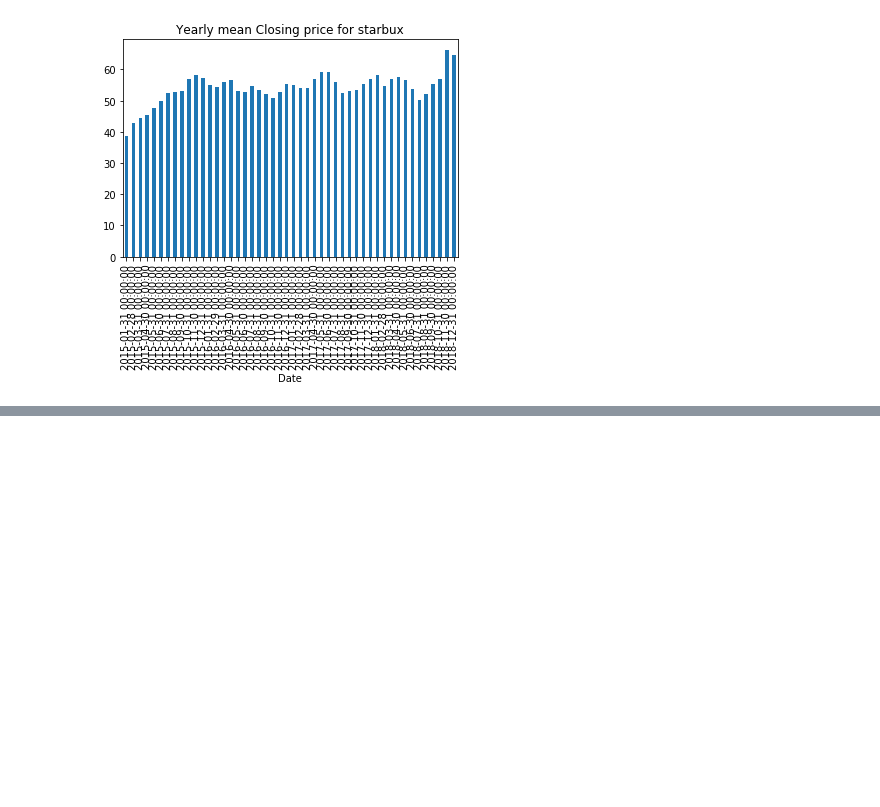
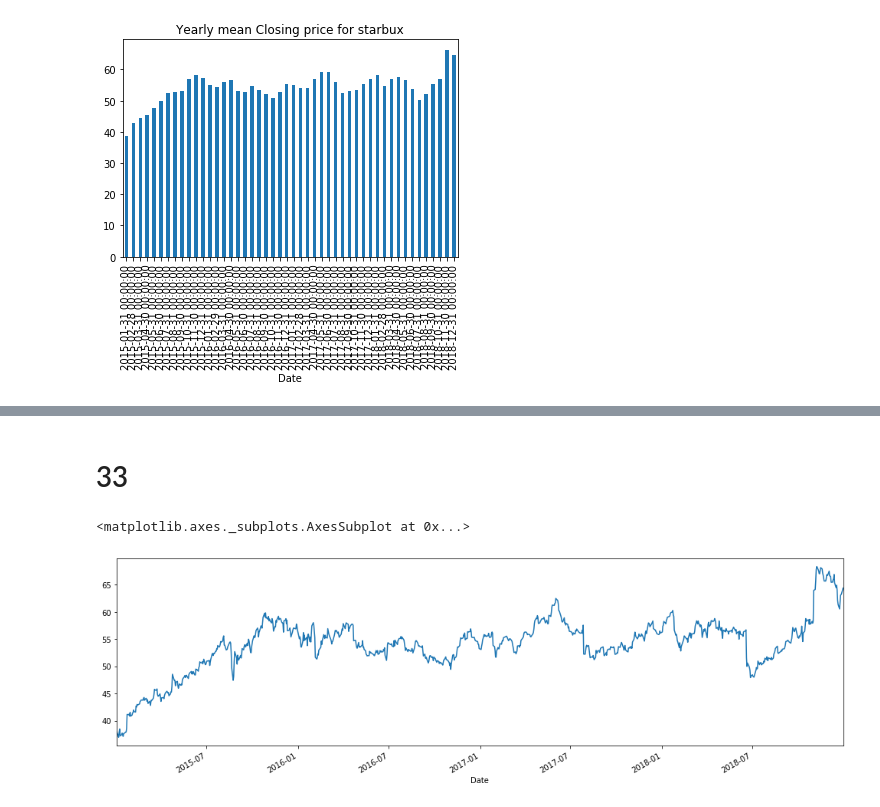
Before and after one commit to sonhawari/Py_Works, a Jupyter notebook: Udemy - Python for Time Series Data Analysis/WorkBook1.ipynb, the cells around one changed output, grey strips where cells are left out. Drawn from its saved outputs; the diff is of its cells as text; code cells hidden in the pictures; blank space fills up the shorter version.

```diff
--- a/Udemy - Python for Time Series Data Analysis/WorkBook1.ipynb
+++ b/Udemy - Python for Time Series Data Analysis/WorkBook1.ipynb
@@ -554,0 +625,2 @@ df['Close'].resample('M').mean().plot.bar(title= title)
+# %% [markdown]
+# 33
@@ -554,0 +630,7 @@ df['Close'].resample('M').mean().plot.bar(title= title)
+# %%
+df = pd.read_csv('Data/starbucks.csv', index_col ='Date', parse_dates=True )
+# %%
+df['Close'].plot( figsize= (17,5))
+# %% [output]
+<matplotlib.axes._subplots.AxesSubplot at 0x...>
+[figure, added]
```
Also changed, not shown: parts of 33 cells of this notebook.
